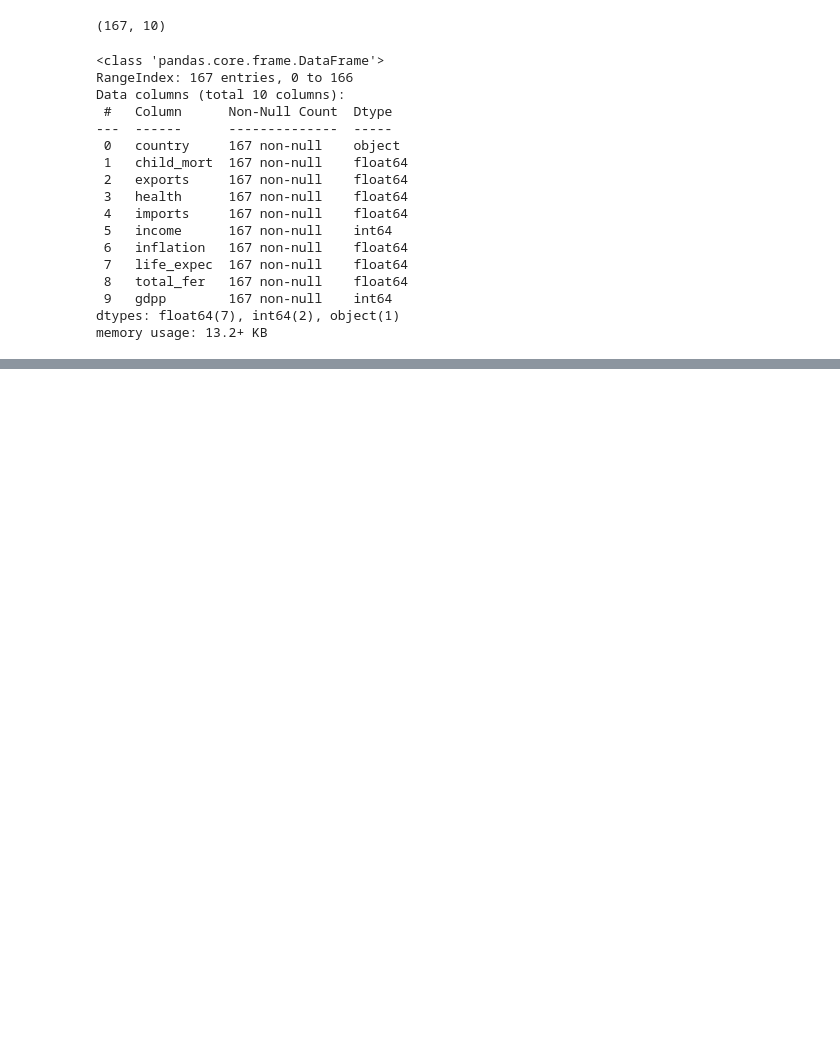
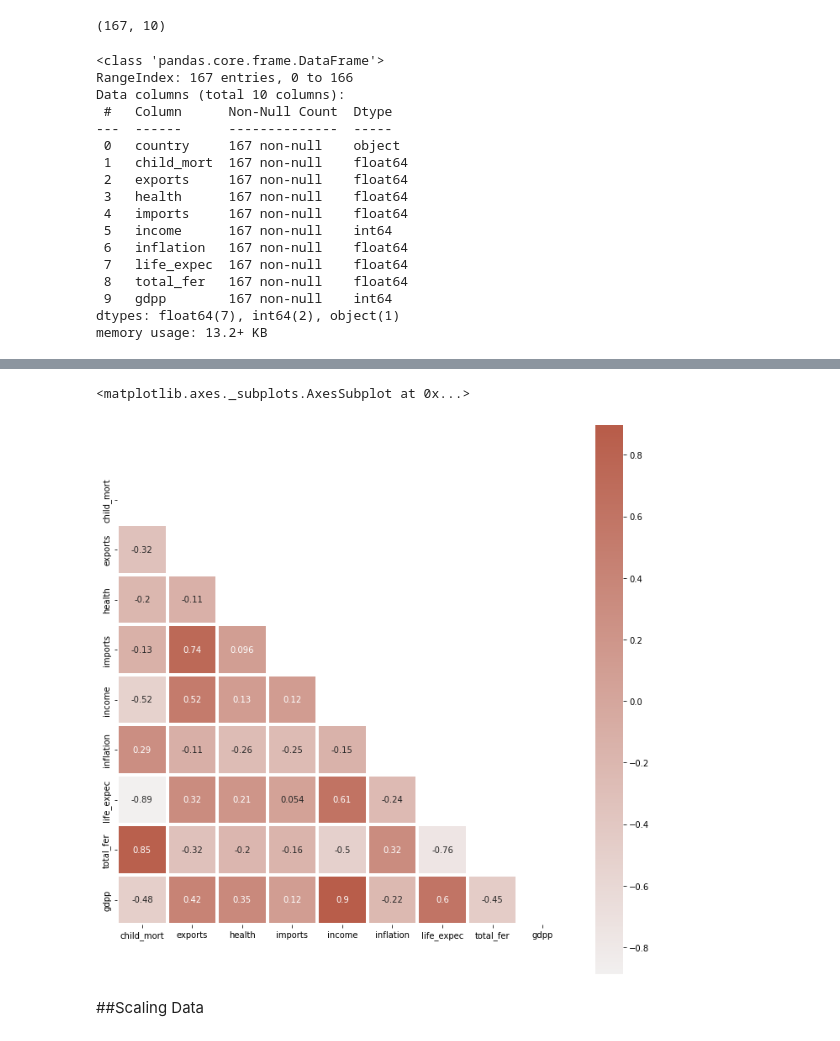
Before and after one commit to AlsT26/ML_Case-Based-2, a Jupyter notebook: ML_Case-Based-2.ipynb, the cells around one changed output, grey strips where cells are left out. Cells and saved outputs as stored; diff of their text form; code cells hidden in the pictures; blank space fills up the shorter version.

```diff
--- a/ML_Case-Based-2.ipynb
+++ b/ML_Case-Based-2.ipynb
@@ -53,0 +110,12 @@ memory usage: 13.2+ KB
+# %%
+#Korelasi
+corr = df_new.corr()
+mask = np.triu(np.ones_like(corr, dtype = np.bool))
+plt.rcParams['figure.figsize'] = 12, 12
+cmap = sns.light_palette((20, 60, 50), input = "husl", as_cmap = True)
+sns.heatmap(corr, mask = mask, center = 0, cmap = cmap, square = True, annot = True, linewidth = 3)
+# %% [output]
+<matplotlib.axes._subplots.AxesSubplot at 0x...>
+[figure, added]
+# %% [markdown]
+##Scaling Data
```
Also changed, not shown: parts of 6 cells of this notebook.
